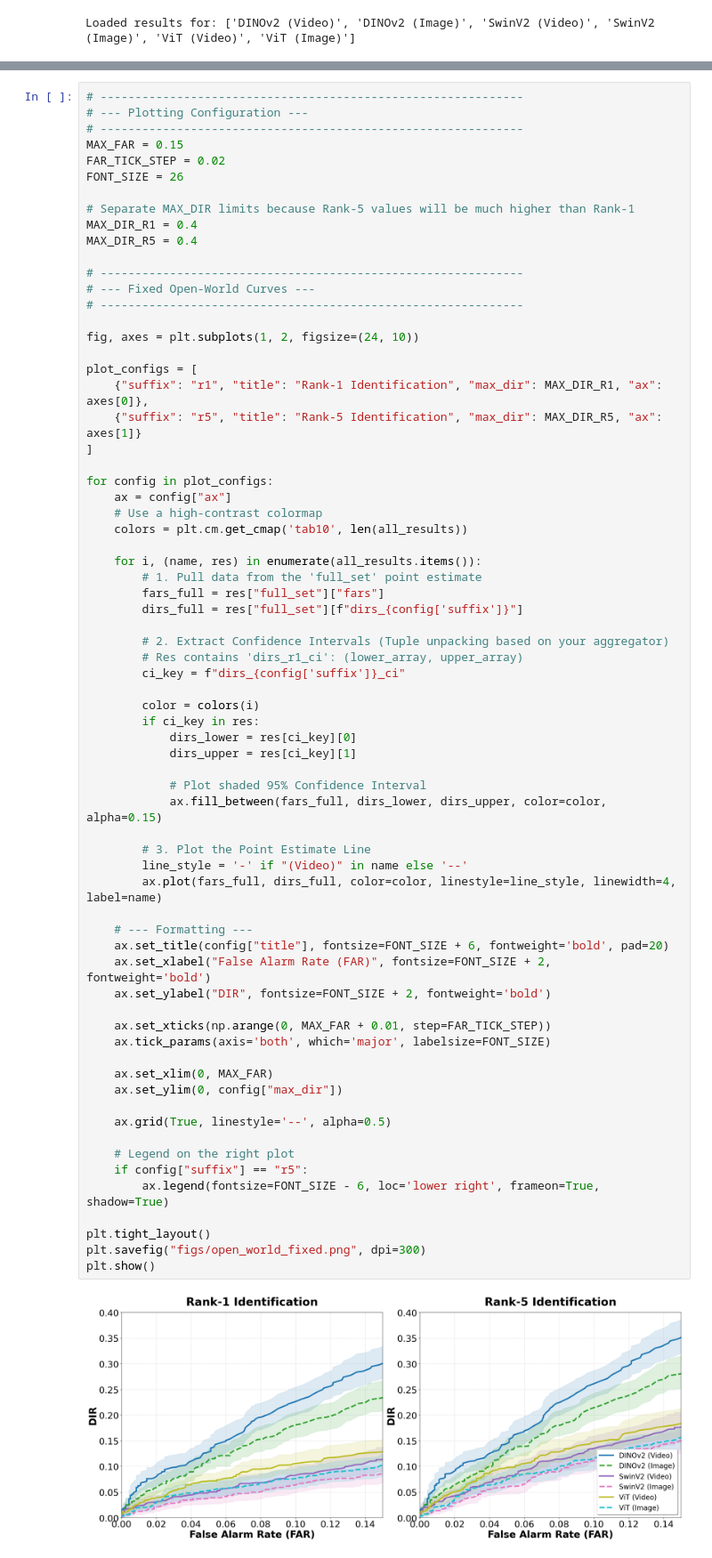
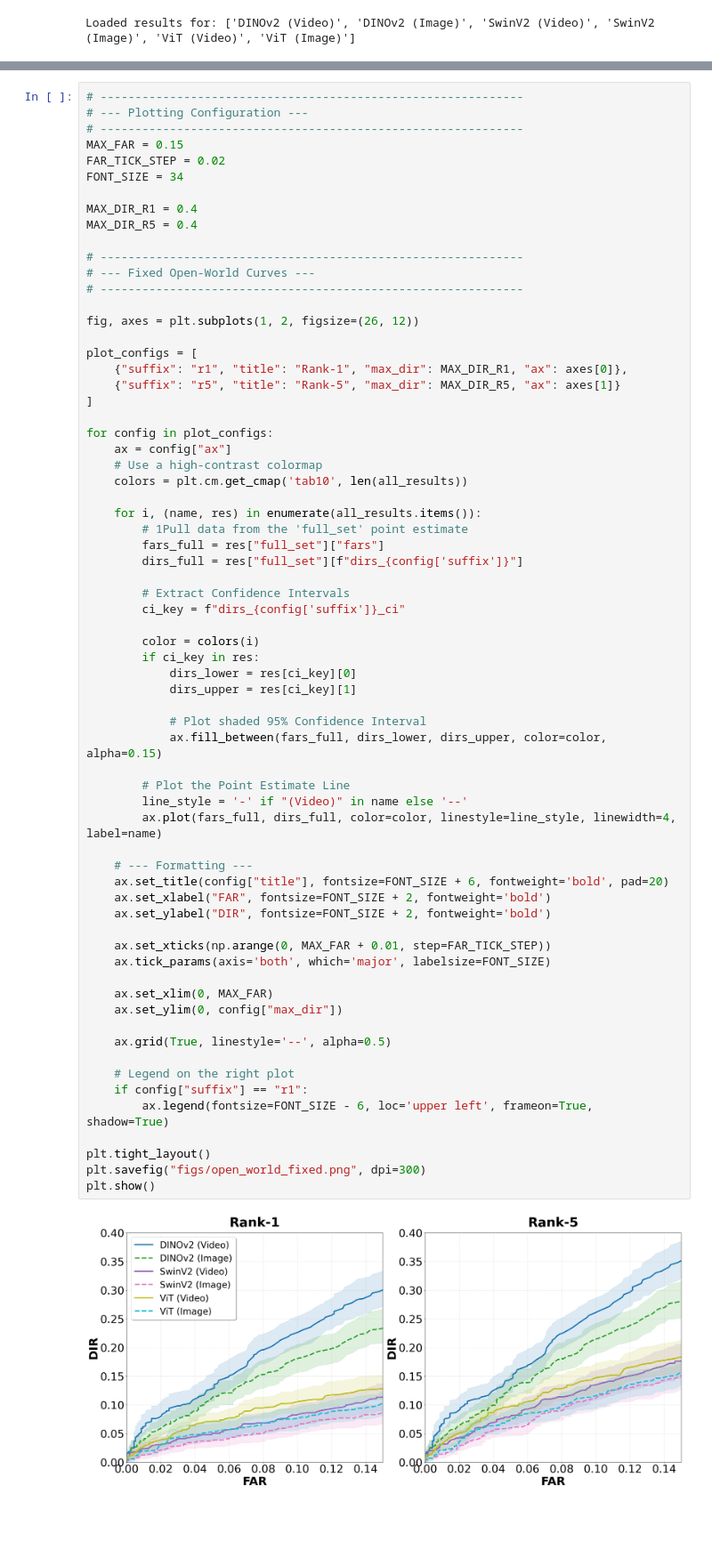
Before and after one commit to markoMedved/DogReID-1553, a Jupyter notebook: evaluation/open_set_plots.ipynb, the cells around one changed output, grey strips where cells are left out. Shown at 89% size. Drawn from its saved outputs; the diff is of its cells as text; blank space fills up the shorter version.

```diff
--- a/evaluation/open_set_plots.ipynb
+++ b/evaluation/open_set_plots.ipynb
@@ -148,9 +148,8 @@ ViT (Image) (R5)          | 0.021 [0.013, 0.029]         | 0.073 [0.057, 0.090]
 # -------------------------------------------------------------
 MAX_FAR = 0.15
 FAR_TICK_STEP = 0.02
-FONT_SIZE = 26
+FONT_SIZE = 34
 
-# Separate MAX_DIR limits because Rank-5 values will be much higher than Rank-1
 MAX_DIR_R1 = 0.4
 MAX_DIR_R5 = 0.4
 
@@ -158,11 +157,11 @@ MAX_DIR_R5 = 0.4
 # --- Fixed Open-World Curves ---
 # -------------------------------------------------------------
 
-fig, axes = plt.subplots(1, 2, figsize=(24, 10))
+fig, axes = plt.subplots(1, 2, figsize=(26, 12))
 
 plot_configs = [
-    {"suffix": "r1", "title": "Rank-1 Identification", "max_dir": MAX_DIR_R1, "ax": axes[0]},
-    {"suffix": "r5", "title": "Rank-5 Identification", "max_dir": MAX_DIR_R5, "ax": axes[1]}
+    {"suffix": "r1", "title": "Rank-1", "max_dir": MAX_DIR_R1, "ax": axes[0]},
+    {"suffix": "r5", "title": "Rank-5", "max_dir": MAX_DIR_R5, "ax": axes[1]}
 ]
 
 for config in plot_configs:
@@ -171,45 +170,44 @@ for config in plot_configs:
     colors = plt.cm.get_cmap('tab10', len(all_results))
 
     for i, (name, res) in enumerate(all_results.items()):
-        # 1. Pull data from the 'full_set' point estimate
+        # 1Pull data from the 'full_set' point estimate
         fars_full = res["full_set"]["fars"]
         dirs_full = res["full_set"][f"dirs_{config['suffix']}"]
 
-        # 2. Extract Confidence Intervals (Tuple unpacking based on your aggregator)
-        # Res contains 'dirs_r1_ci': (lower_array, upper_array)
+        # Extract Confidence Intervals
         ci_key = f"dirs_{config['suffix']}_ci"
 
         color = colors(i)
         if ci_key in res:
             dirs_lower = res[ci_key][0]
             dirs_upper = res[ci_key][1]
 
             # Plot shaded 95% Confidence Interval
             ax.fill_between(fars_full, dirs_lower, dirs_upper, color=color, alpha=0.15)
 
-        # 3. Plot the Point Estimate Line
+        # Plot the Point Estimate Line
         line_style = '-' if "(Video)" in name else '--'
         ax.plot(fars_full, dirs_full, color=color, linestyle=line_style, linewidth=4, label=name)
 
     # --- Formatting ---
     ax.set_title(config["title"], fontsize=FONT_SIZE + 6, fontweight='bold', pad=20)
-    ax.set_xlabel("False Alarm Rate (FAR)", fontsize=FONT_SIZE + 2, fontweight='bold')
+    ax.set_xlabel("FAR", fontsize=FONT_SIZE + 2, fontweight='bold')
     ax.set_ylabel("DIR", fontsize=FONT_SIZE + 2, fontweight='bold')
 
     ax.set_xticks(np.arange(0, MAX_FAR + 0.01, step=FAR_TICK_STEP))
     ax.tick_params(axis='both', which='major', labelsize=FONT_SIZE)
 
     ax.set_xlim(0, MAX_FAR)
     ax.set_ylim(0, config["max_dir"])
 
     ax.grid(True, linestyle='--', alpha=0.5)
 
     # Legend on the right plot
-    if config["suffix"] == "r5":
-        ax.legend(fontsize=FONT_SIZE - 6, loc='lower right', frameon=True, shadow=True)
+    if config["suffix"] == "r1":
+        ax.legend(fontsize=FONT_SIZE - 6, loc='upper left', frameon=True, shadow=True)
 
 plt.tight_layout()
 plt.savefig("figs/open_world_fixed.png", dpi=300)
 plt.show()
 # %% [output]
-[figure, old version]
+[figure, new version]
```
Also changed, not shown: parts of 1 cell of this notebook, 6 other files.
